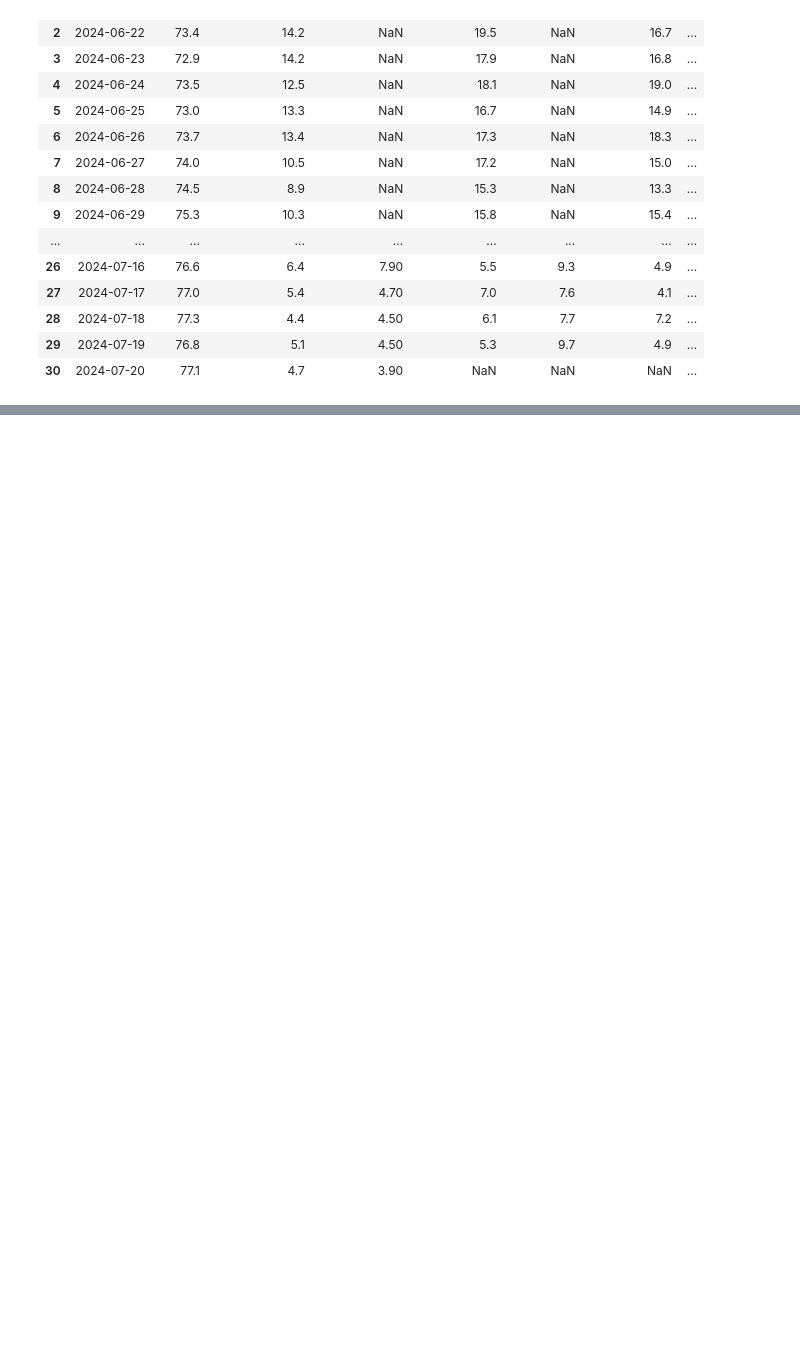
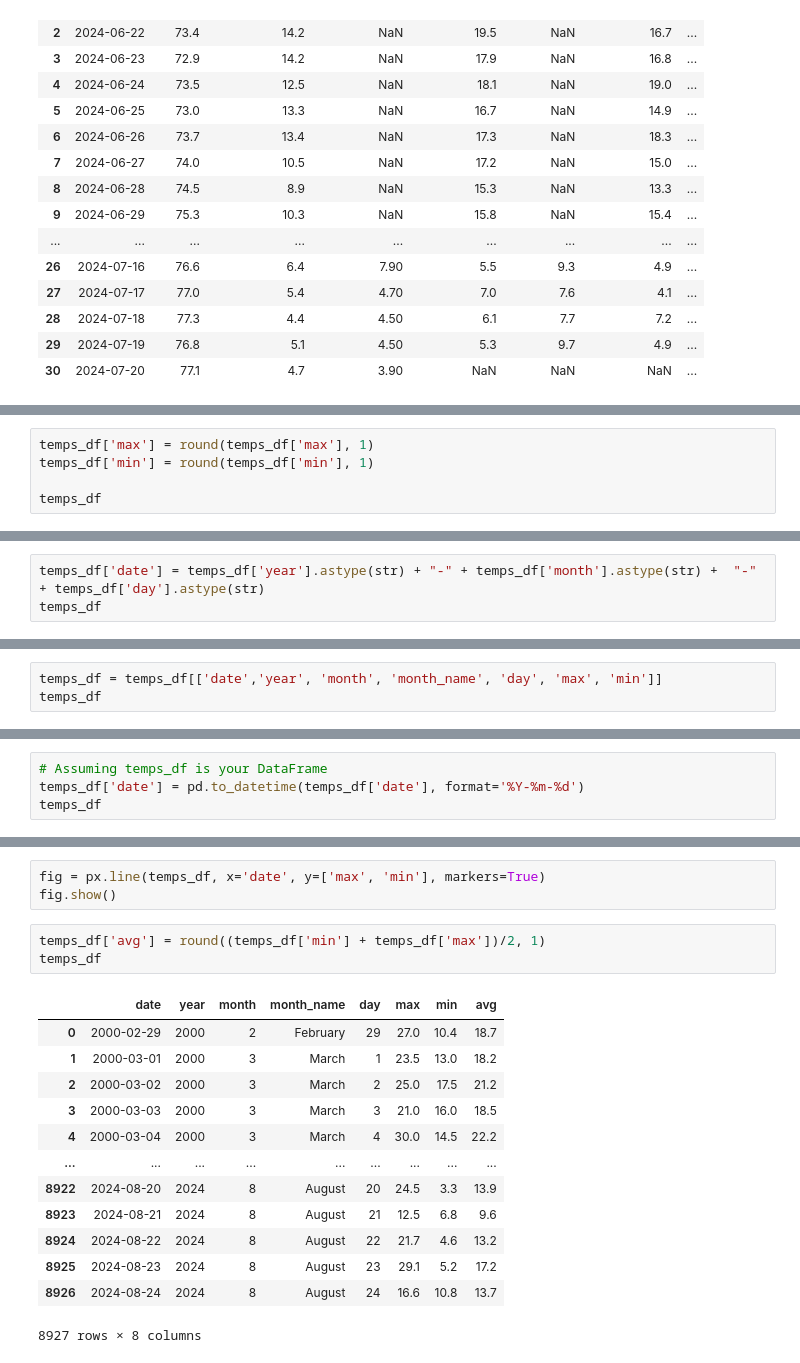
Before and after one commit to charleverts/glucose_tracker_app, a Jupyter notebook: streamlit.ipynb, the cells around one changed output, grey strips where cells are left out. Cells and saved outputs as stored; diff of their text form; blank space fills up the shorter version.

Commit message:
New data

```diff
--- a/streamlit.ipynb
+++ b/streamlit.ipynb
@@ -1125,0 +1250,5 @@ glucose_df.tail(time_horizon_value)
+# %%
+temps_df['max'] = round(temps_df['max'], 1)
+temps_df['min'] = round(temps_df['min'], 1)
+
+temps_df
@@ -1125,0 +1351,3 @@ glucose_df.tail(time_horizon_value)
+# %%
+temps_df['date'] = temps_df['year'].astype(str) + "-" + temps_df['month'].astype(str) +  "-" + temps_df['day'].astype(str)
+temps_df
@@ -1125,0 +1372,3 @@ glucose_df.tail(time_horizon_value)
+# %%
+temps_df = temps_df[['date','year', 'month', 'month_name', 'day', 'max', 'min']]
+temps_df
@@ -1125,0 +1389,4 @@ glucose_df.tail(time_horizon_value)
+# %%
+# Assuming temps_df is your DataFrame
+temps_df['date'] = pd.to_datetime(temps_df['date'], format='%Y-%m-%d')
+temps_df
@@ -1125,0 +1429,20 @@ glucose_df.tail(time_horizon_value)
+# %%
+fig = px.line(temps_df, x='date', y=['max', 'min'], markers=True)
+fig.show()
+# %%
+temps_df['avg'] = round((temps_df['min'] + temps_df['max'])/2, 1)
+temps_df
+# %% [output]
+|  | date | year | month | month_name | day | max | min | avg |
+| 0 | 2000-02-29 | 2000 | 2 | February | 29 | 27.0 | 10.4 | 18.7 |
+| 1 | 2000-03-01 | 2000 | 3 | March | 1 | 23.5 | 13.0 | 18.2 |
+| 2 | 2000-03-02 | 2000 | 3 | March | 2 | 25.0 | 17.5 | 21.2 |
+| 3 | 2000-03-03 | 2000 | 3 | March | 3 | 21.0 | 16.0 | 18.5 |
+| 4 | 2000-03-04 | 2000 | 3 | March | 4 | 30.0 | 14.5 | 22.2 |
+| ... | ... | ... | ... | ... | ... | ... | ... | ... |
+| 8922 | 2024-08-20 | 2024 | 8 | August | 20 | 24.5 | 3.3 | 13.9 |
+| 8923 | 2024-08-21 | 2024 | 8 | August | 21 | 12.5 | 6.8 | 9.6 |
+| 8924 | 2024-08-22 | 2024 | 8 | August | 22 | 21.7 | 4.6 | 13.2 |
+| 8925 | 2024-08-23 | 2024 | 8 | August | 23 | 29.1 | 5.2 | 17.2 |
+| 8926 | 2024-08-24 | 2024 | 8 | August | 24 | 16.6 | 10.8 | 13.7 |
+8927 rows × 8 columns
```
Also changed, not shown: parts of 72 cells of this notebook, 2 other files.
